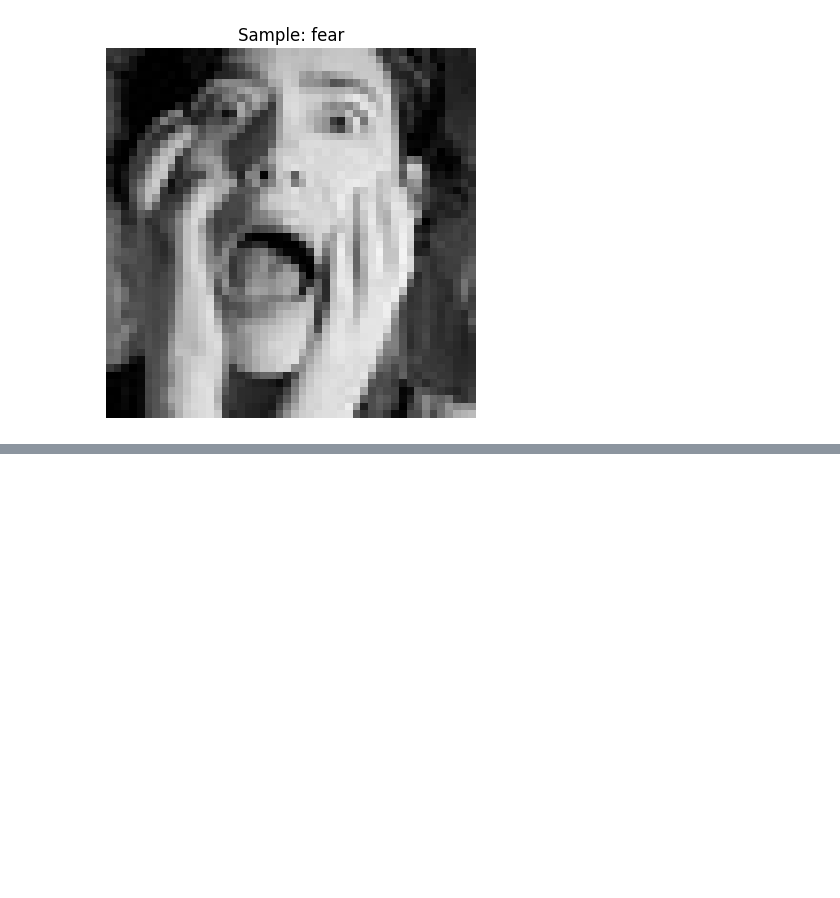
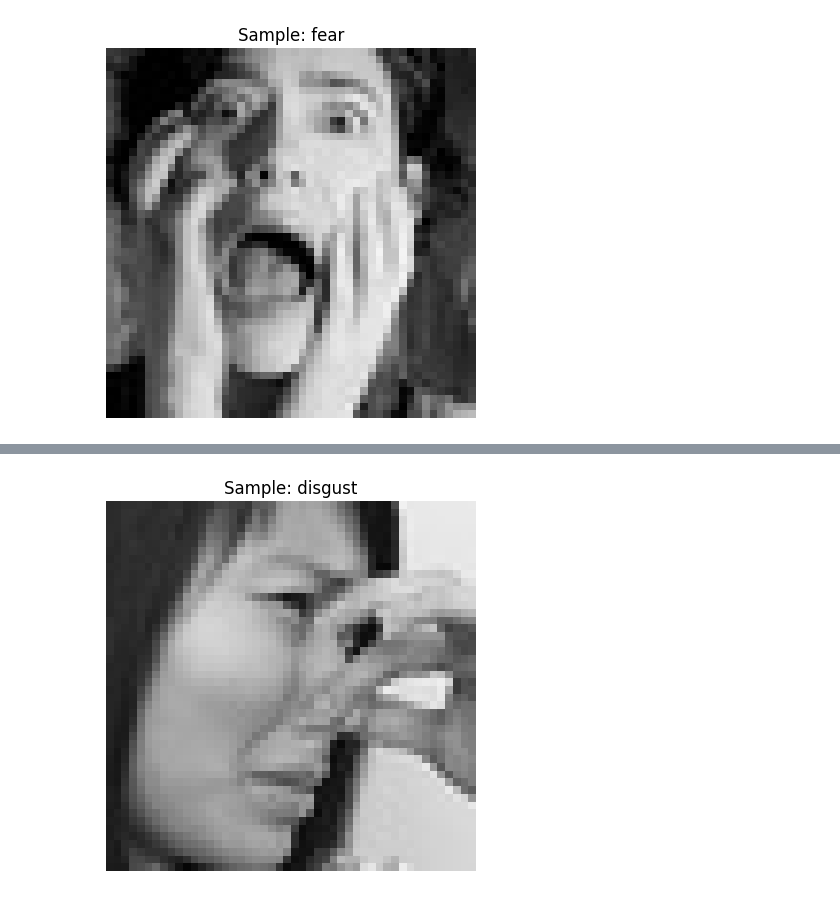
Before and after one commit to JoshOmondi/deep_learning, a Jupyter notebook: scrapping.ipynb, the cells around one changed output, grey strips where cells are left out. Cells and saved outputs as stored; diff of their text form; code cells hidden in the pictures; blank space fills up the shorter version.

```diff
--- a/scrapping.ipynb
+++ b/scrapping.ipynb
@@ -108,0 +133,32 @@ files.download("selected_classes.zip")
+# %%
+import os
+import cv2
+import shutil
+
+source_dir = "/content/selected_classes"
+target_dir = "/content/classes"
+target_count = 400
+
+# Create the target directory
+os.makedirs(target_dir, exist_ok=True)
+
+for class_name in os.listdir(source_dir):
+    class_path = os.path.join(source_dir, class_name)
+    output_path = os.path.join(target_dir, class_name)
+    os.makedirs(output_path, exist_ok=True)
+
+    count = 0
+    for img_file in sorted(os.listdir(class_path)):
+        if img_file.lower().endswith(('.jpg', '.png', '.jpeg', '.bmp')):
+            img_path = os.path.join(class_path, img_file)
+            # Read the image using OpenCV
+            img = cv2.imread(img_path)
+            if img is not None:
+                # Optional: simple quality check (size, not blurred, etc.)
+                if img.shape[0] >= 48 and img.shape[1] >= 48:  # minimum size check
+                    shutil.copy(img_path, os.path.join(output_path, img_file))
+                    count += 1
+            if count >= target_count:
+                break
+
+    print(f"{class_name}: selected {count} images")
@@ -108,0 +196,12 @@ files.download("selected_classes.zip")
+# %%
+import matplotlib.pyplot as plt
+import cv2
+
+sample_path = os.path.join(target_dir, 'disgust')  # test one class
+sample_img = cv2.imread(os.path.join(sample_path, os.listdir(sample_path)[0]))
+plt.imshow(cv2.cvtColor(sample_img, cv2.COLOR_BGR2RGB))
+plt.axis('off')
+plt.title("Sample: disgust")
+plt.show()
+# %% [output]
+[figure, added]
```
Also changed, not shown: parts of 5 cells of this notebook.
